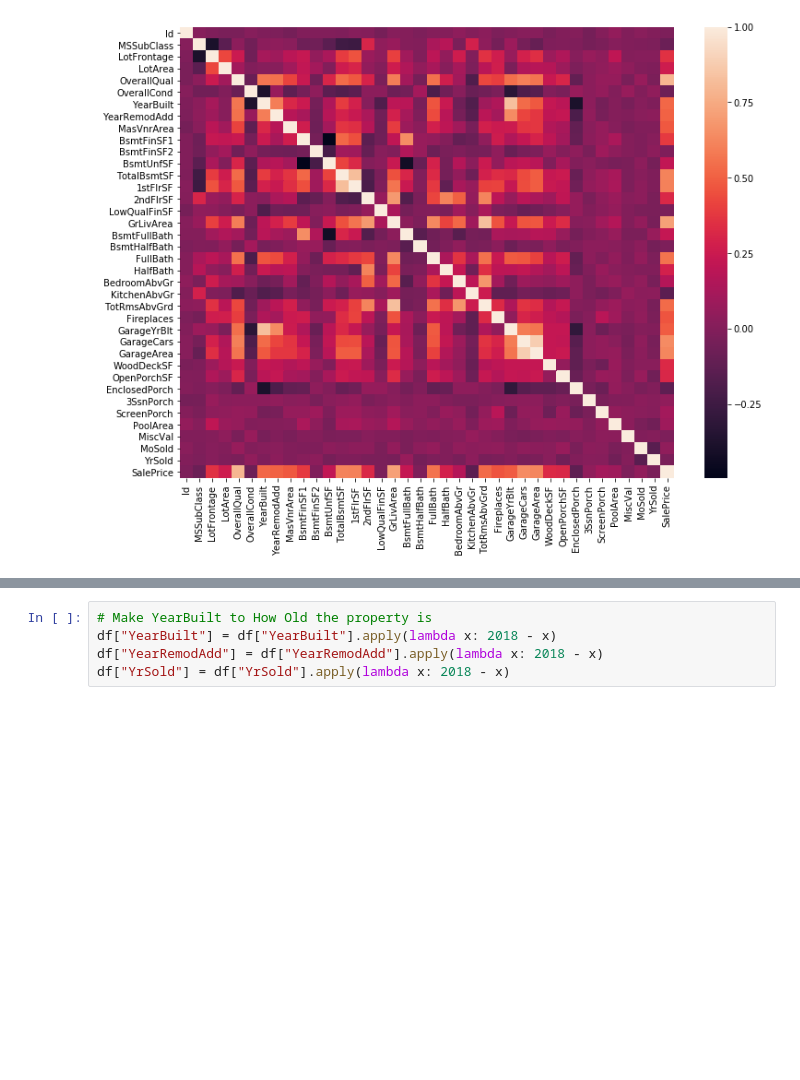
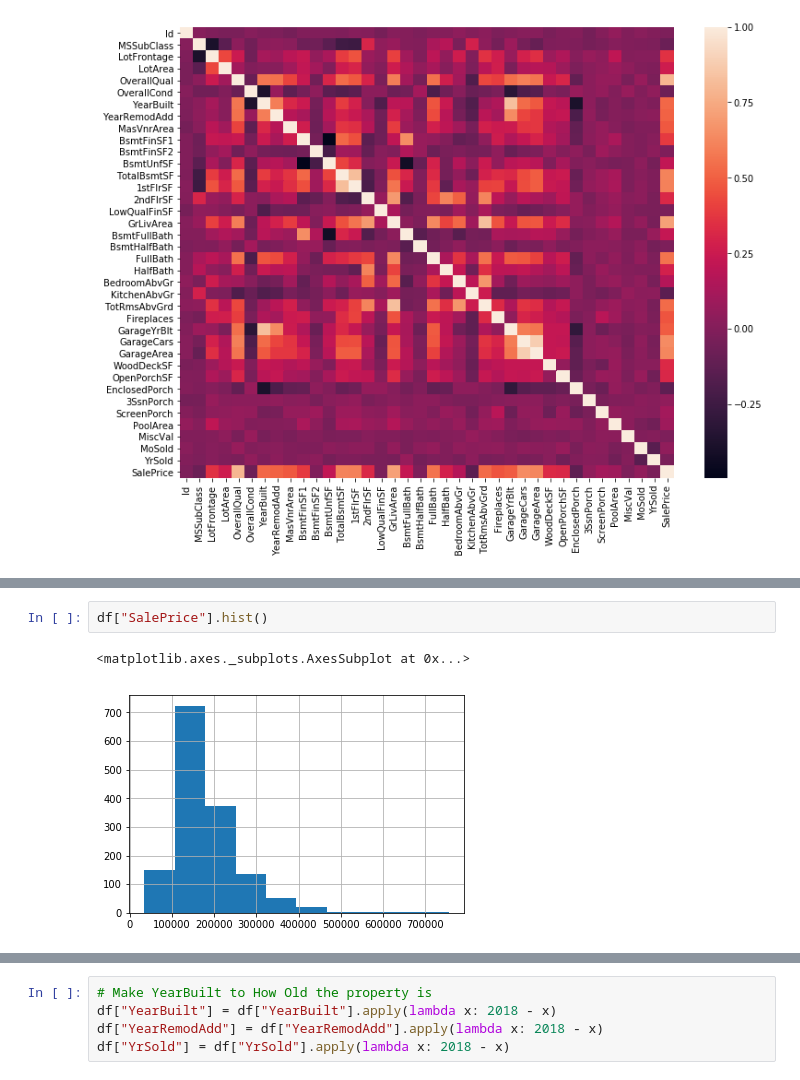
Before and after one commit to maykulkarni/kaggle_solutions, a Jupyter notebook: housing price advanced regression/submission.ipynb, the cells around one changed output, grey strips where cells are left out. Saved outputs shown, nothing was run; the diff lists cells and outputs as text; blank space fills up the shorter version.

```diff
--- a/housing price advanced regression/submission.ipynb
+++ b/housing price advanced regression/submission.ipynb
@@ -41,0 +42,5 @@ df.head()
+# %%
+df["SalePrice"].hist()
+# %% [output]
+<matplotlib.axes._subplots.AxesSubplot at 0x...>
+[figure, added]
```
Also changed, not shown: parts of 17 cells of this notebook.
